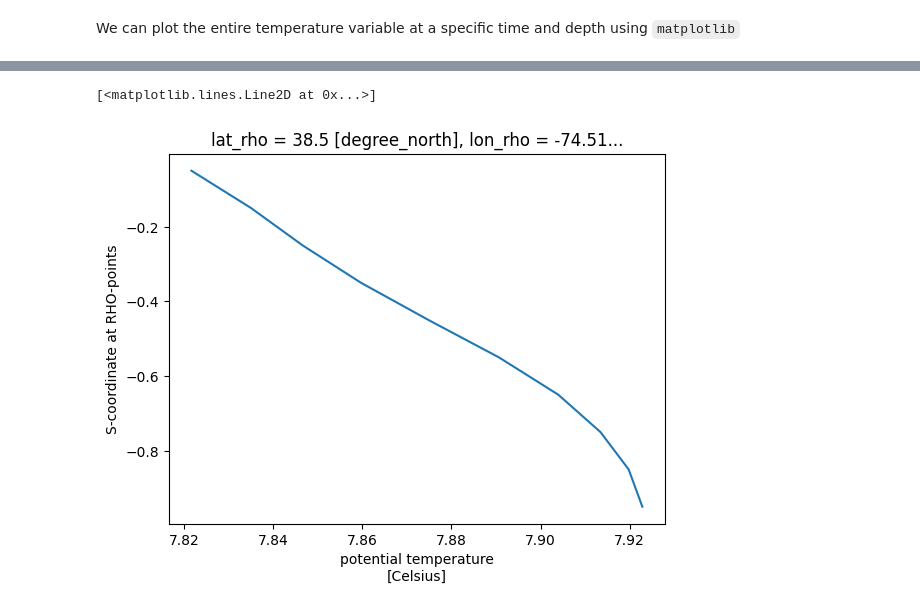
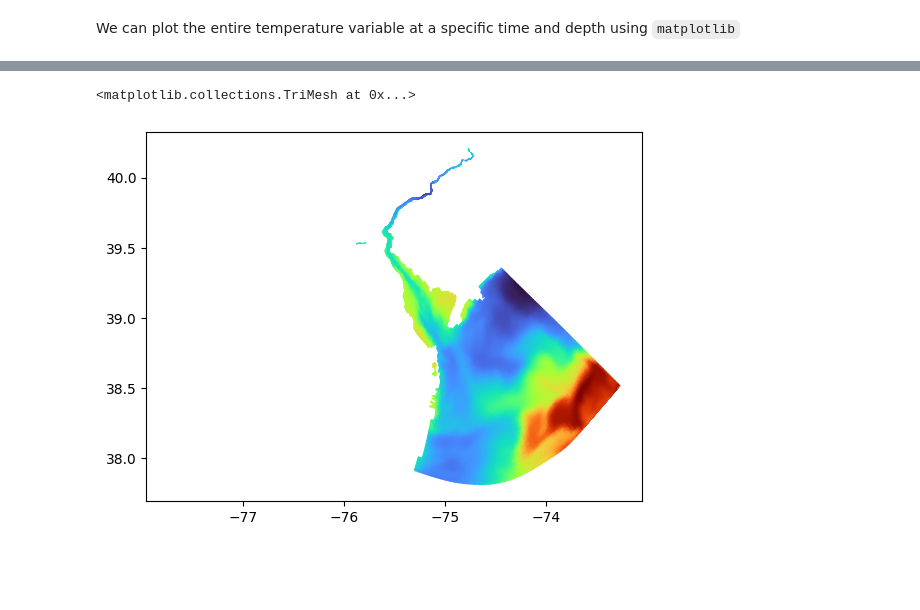
Before and after one commit to mpiannucci/ocean-notebooks, a Jupyter notebook: dbofs_best_remote.ipynb, the cells around one changed output, grey strips where cells are left out. Cells and saved outputs as stored; diff of their text form; code cells hidden in the pictures; blank space fills up the shorter version.

Commit message:
Working triangle render example

```diff
--- a/dbofs_best_remote.ipynb
+++ b/dbofs_best_remote.ipynb
@@ -134,6 +50,18 @@ def sel2d(var, lons, lats, lon0, lat0):
-# %%
-temp = sel2d(ds.temp, ds.lon_rho, ds.lat_rho, -74.5, 38.5).isel(ocean_time=0)
-temp.plot(y='s_rho')
-# %% [output]
-[<matplotlib.lines.Line2D at 0x...>]
-[figure, removed]
+# %%
+import numpy as np
+import matplotlib.tri as tri
+
+x = ds.lon_rho.values.flatten()
+y = ds.lat_rho.values.flatten()
+z = sst.flatten()
+
+triang = tri.Triangulation(x, y)
+data_tris = z[triang.triangles]
+mask = np.where(np.isnan(data_tris), [True], [False])
+triangle_mask = np.any(mask, axis=1)
+triang.set_mask(triangle_mask)
+
+plt.tripcolor(triang, z, cmap='turbo', shading='gouraud')
+# %% [output]
+<matplotlib.collections.TriMesh at 0x...>
+[figure, added]
```
Also changed, not shown: parts of 3 cells of this notebook, 2 other files.
